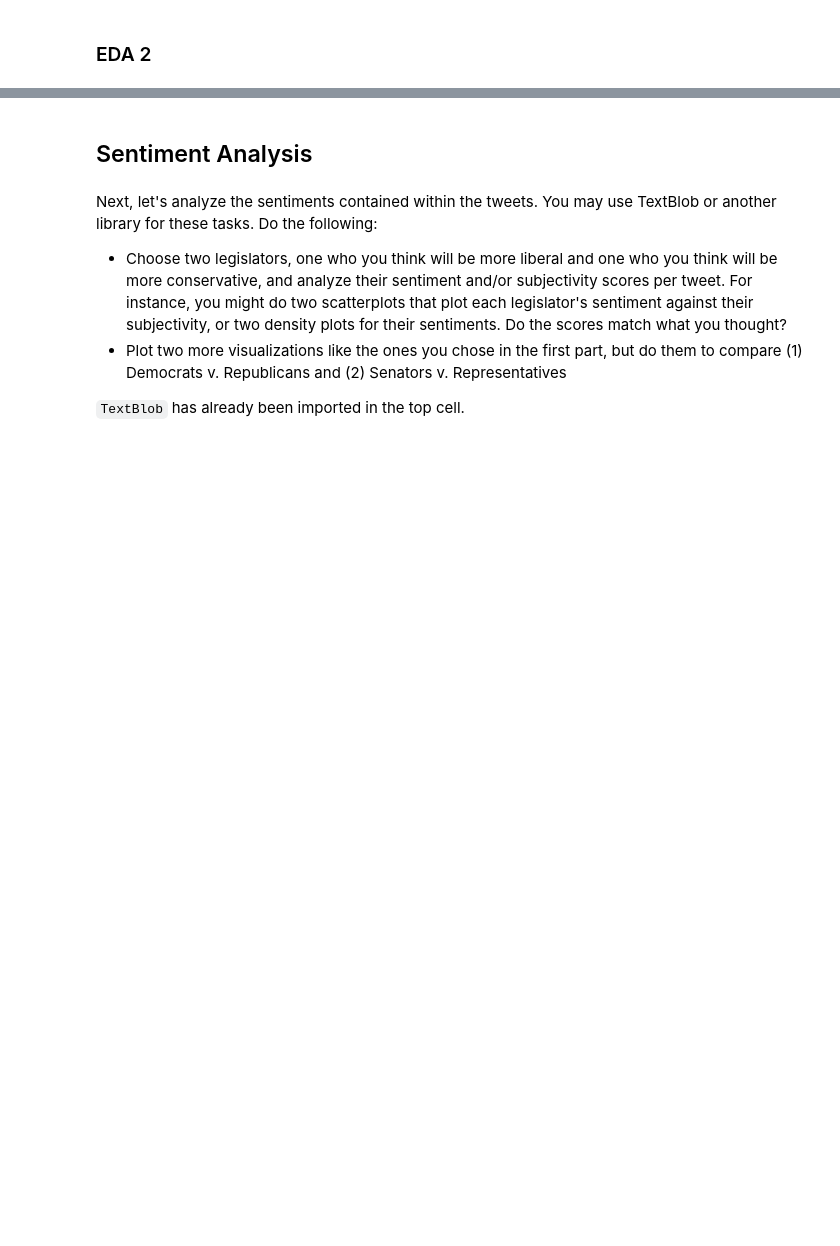
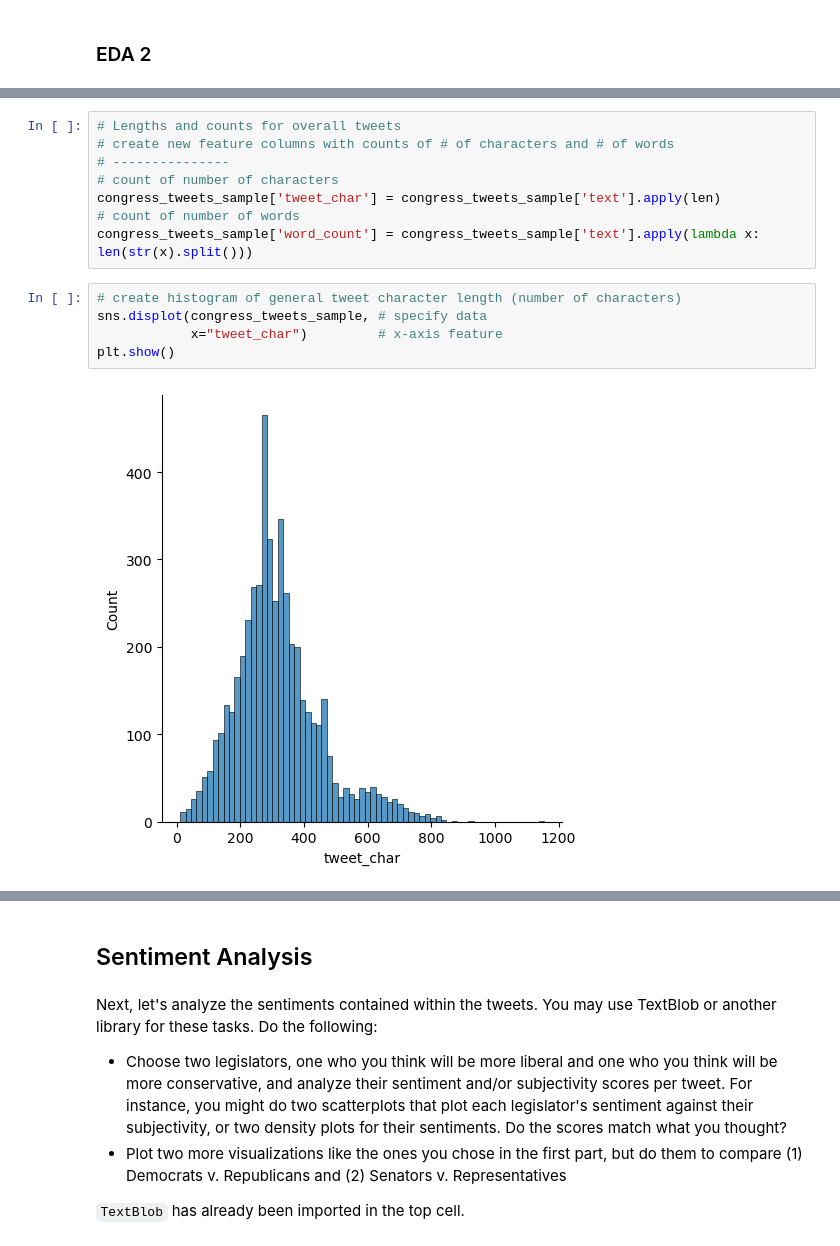
Before and after one commit to cindyalvar/Computational-Social-Science-Projects, a Jupyter notebook: Project 5/Project 5 Cindy_Alvarez.ipynb, the cells around one changed output, grey strips where cells are left out. Drawn from its saved outputs; the diff is of its cells as text; blank space fills up the shorter version.

```diff
--- a/Project 5/Project 5 Cindy_Alvarez.ipynb
+++ b/Project 5/Project 5 Cindy_Alvarez.ipynb
@@ -207,0 +242,15 @@ Ellipsis
+# %%
+# Lengths and counts for overall tweets
+# create new feature columns with counts of # of characters and # of words
+# ---------------
+# count of number of characters
+congress_tweets_sample['tweet_char'] = congress_tweets_sample['text'].apply(len)
+# count of number of words
+congress_tweets_sample['word_count'] = congress_tweets_sample['text'].apply(lambda x: len(str(x).split()))
+# %%
+# create histogram of general tweet character length (number of characters)
+sns.displot(congress_tweets_sample, # specify data
+            x="tweet_char")         # x-axis feature
+plt.show()
+# %% [output]
+[figure, added]
```
Also changed, not shown: parts of 26 cells of this notebook.
